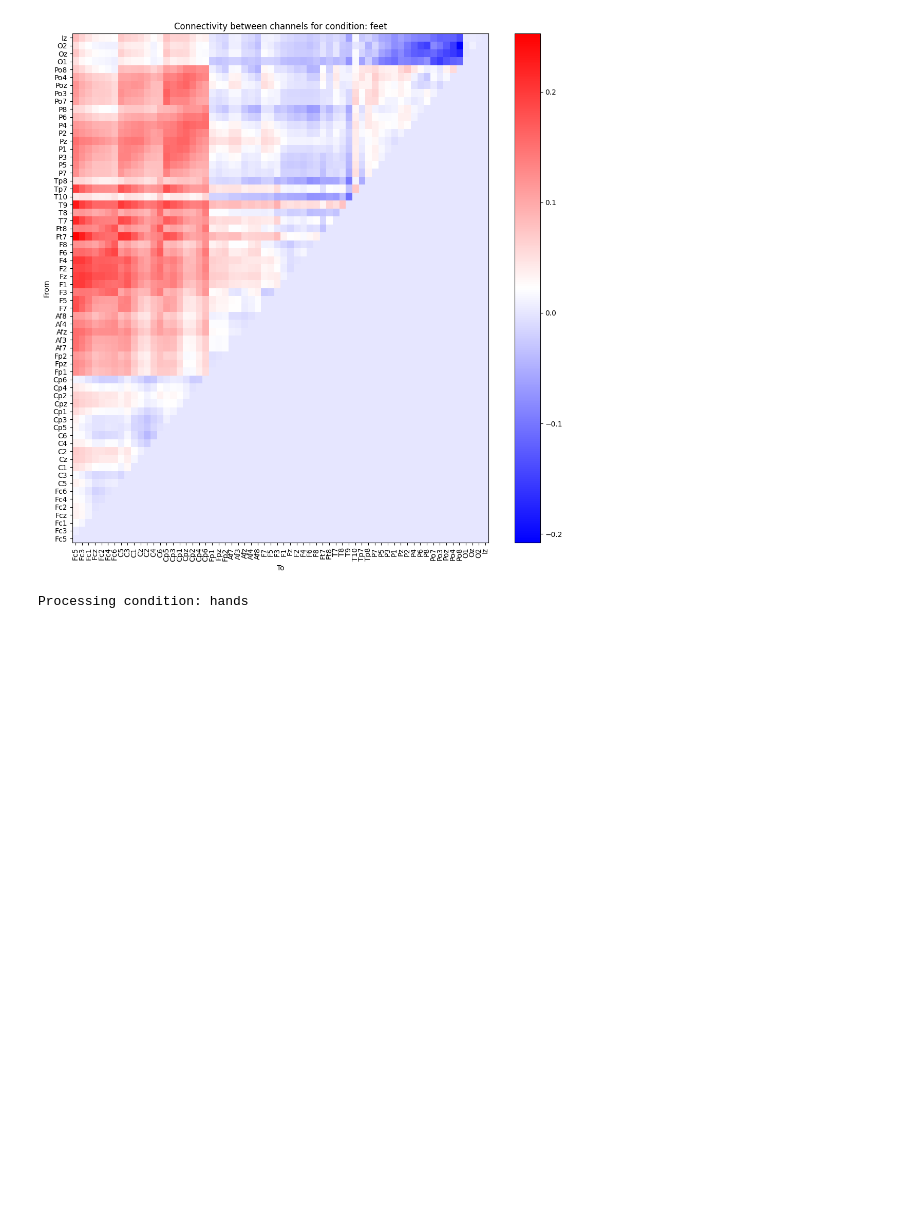
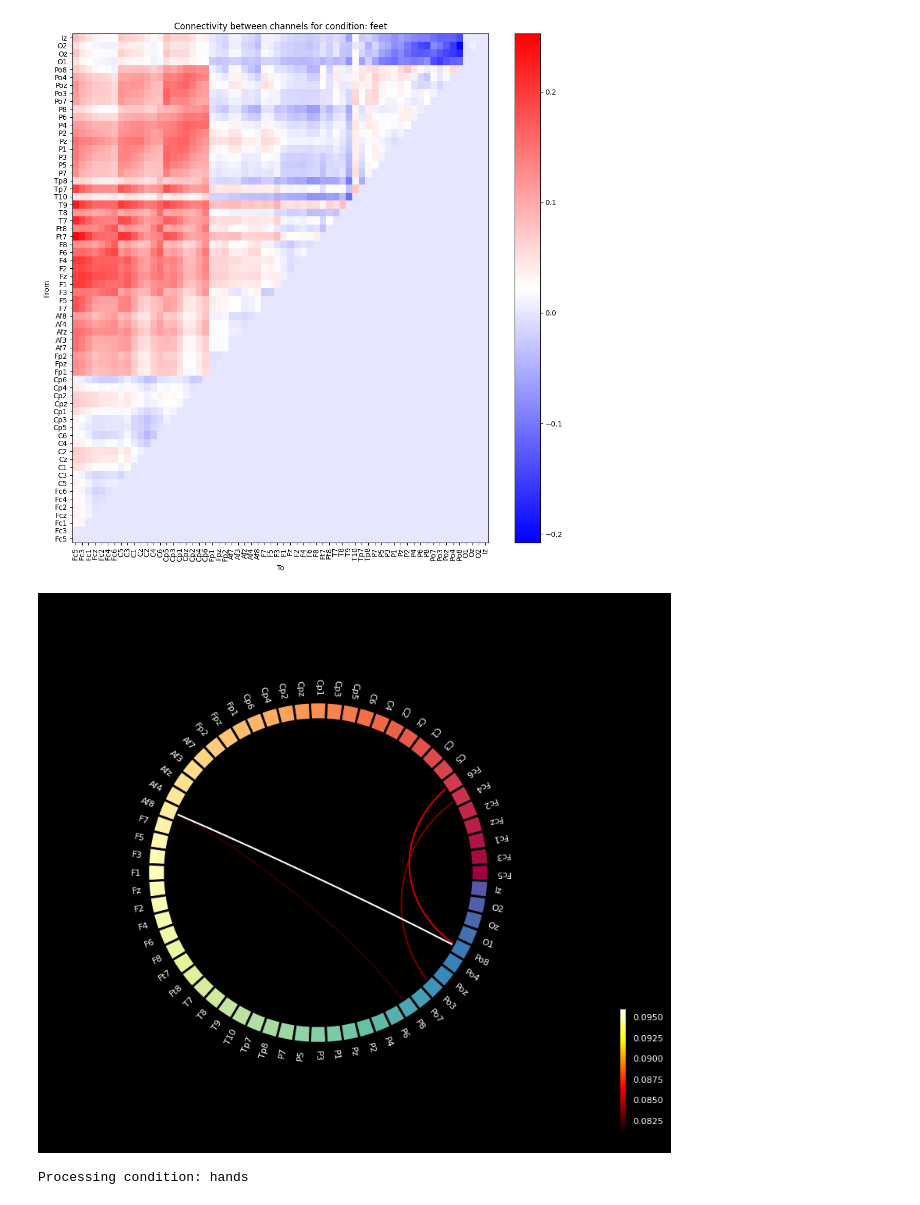
Before and after one commit to pbarbarant/Exam_MEEG_2023, a Jupyter notebook: Exam_students.ipynb, the cells around one changed output. Drawn from its saved outputs; the diff is of its cells as text; code cells hidden in the pictures; blank space fills up the shorter version.

```diff
--- a/Exam_students.ipynb
+++ b/Exam_students.ipynb
@@ -69,6 +72,8 @@ Using data from preloaded Raw for 45 events and 961 original time points ...
 # %%
 from mne_connectivity import spectral_connectivity_epochs
 from mne_connectivity.viz import plot_connectivity_circle
+
+conmatrices = []
 
 for condition in event_ids.keys():
     print(f"Processing condition: {condition}")
@@ -88,6 +93,7 @@ for condition in event_ids.keys():
     )
 
     conmat = con.get_data(output="dense")[:, :, 0]
+    conmatrices.append(conmat)
 
     # Plot connectivity as a matrix
     plt.figure(figsize=(11, 11))
@@ -105,6 +111,13 @@ Processing condition: hands
 [figure]
 Processing condition: feet
 [figure]
+# %%
+# Make a circle plot of the difference in connectivity between conditions
+diff = np.abs(conmatrices[0] - conmatrices[1])
+plot_connectivity_circle(diff, channel_names, n_lines=5,) # plot only the 5 strongest connections
+plt.show()
+# %% [output]
+[figure, added]
 # %%
 for condition in event_ids.keys():
     print(f"Processing condition: {condition}")
```
Also changed, not shown: parts of 9 cells of this notebook.
